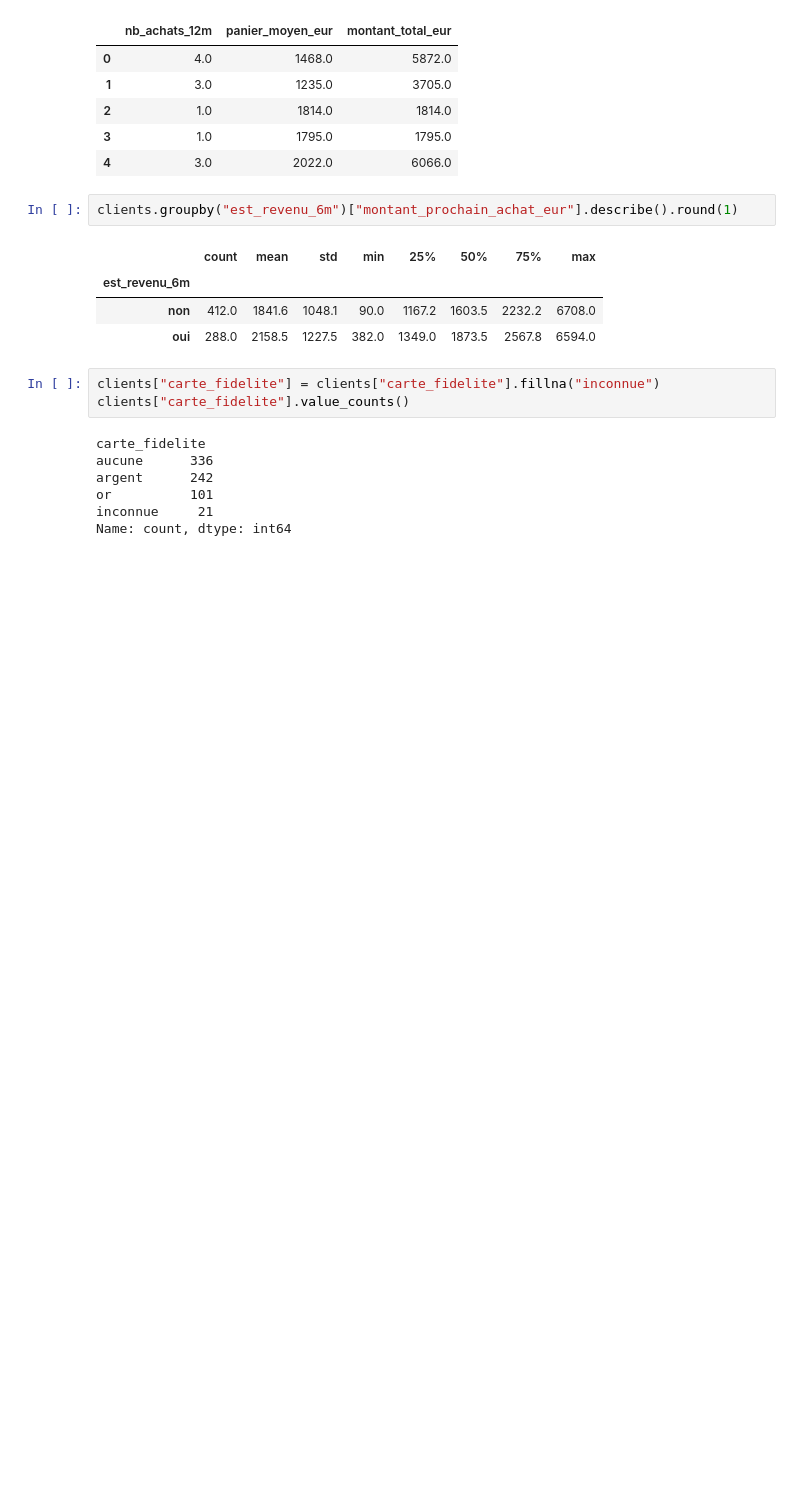
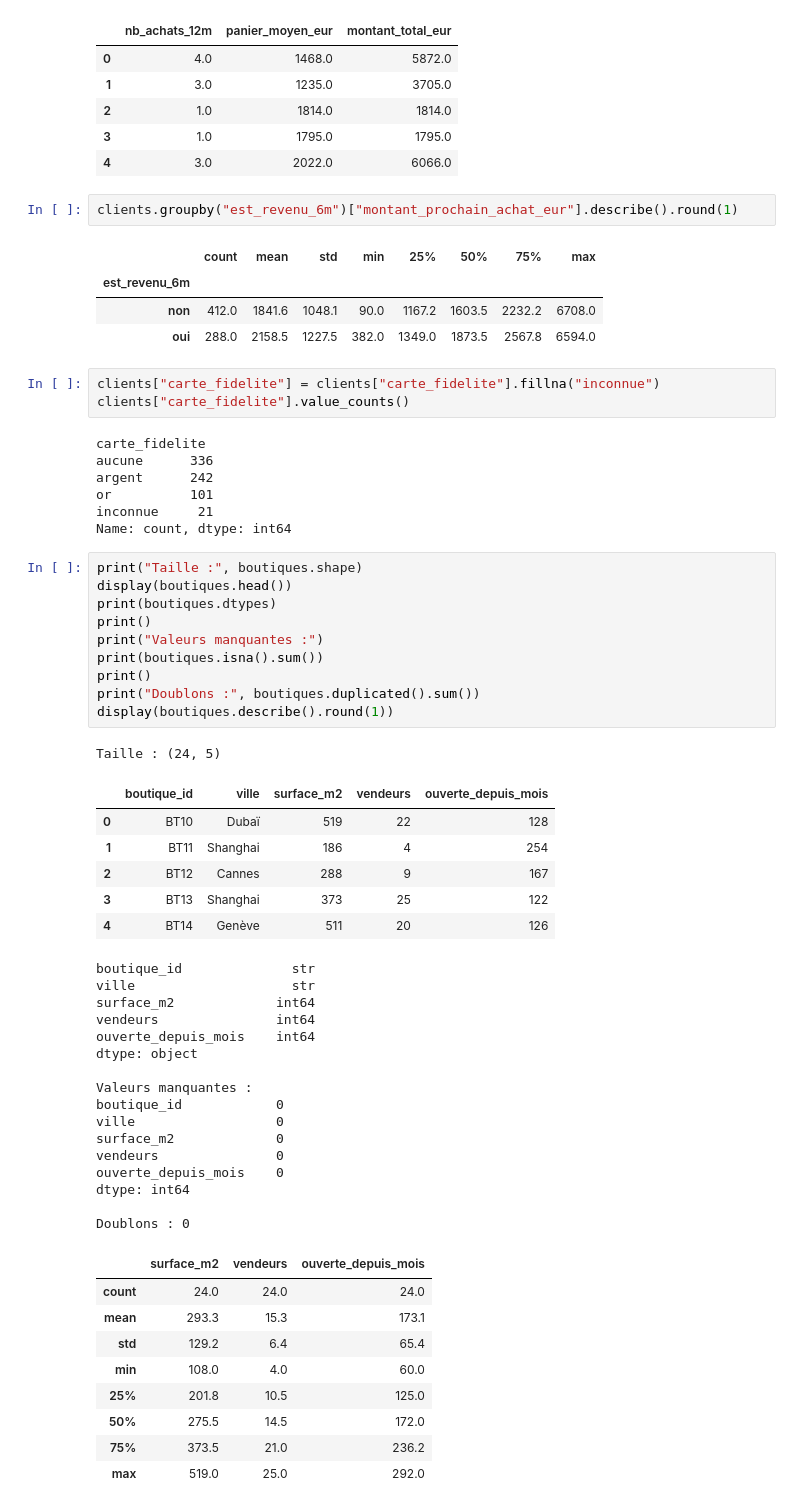
Before and after one commit to Youcef501/datamining-saint-honore, a Jupyter notebook: notebooks/00_audit_nettoyage.ipynb, the cells around one changed output. Cells and saved outputs as stored; diff of their text form; blank space fills up the shorter version.

```diff
--- a/notebooks/00_audit_nettoyage.ipynb
+++ b/notebooks/00_audit_nettoyage.ipynb
@@ -218,3 +215,46 @@ argent      242
 or          101
 inconnue     21
 Name: count, dtype: int64
+# %%
+print("Taille :", boutiques.shape)
+display(boutiques.head())
+print(boutiques.dtypes)
+print()
+print("Valeurs manquantes :")
+print(boutiques.isna().sum())
+print()
+print("Doublons :", boutiques.duplicated().sum())
+display(boutiques.describe().round(1))
+# %% [output]
+Taille : (24, 5)
+|  | boutique_id | ville | surface_m2 | vendeurs | ouverte_depuis_mois |
+| 0 | BT10 | Dubaï | 519 | 22 | 128 |
+| 1 | BT11 | Shanghai | 186 | 4 | 254 |
+| 2 | BT12 | Cannes | 288 | 9 | 167 |
+| 3 | BT13 | Shanghai | 373 | 25 | 122 |
+| 4 | BT14 | Genève | 511 | 20 | 126 |
+boutique_id              str
+ville                    str
+surface_m2             int64
+vendeurs               int64
+ouverte_depuis_mois    int64
+dtype: object
+
+Valeurs manquantes :
+boutique_id            0
+ville                  0
+surface_m2             0
+vendeurs               0
+ouverte_depuis_mois    0
+dtype: int64
+
+Doublons : 0
+|  | surface_m2 | vendeurs | ouverte_depuis_mois |
+| count | 24.0 | 24.0 | 24.0 |
+| mean | 293.3 | 15.3 | 173.1 |
+| std | 129.2 | 6.4 | 65.4 |
+| min | 108.0 | 4.0 | 60.0 |
+| 25% | 201.8 | 10.5 | 125.0 |
+| 50% | 275.5 | 14.5 | 172.0 |
+| 75% | 373.5 | 21.0 | 236.2 |
+| max | 519.0 | 25.0 | 292.0 |
```
Also changed, not shown: parts of 4 cells of this notebook, 1 other file.
